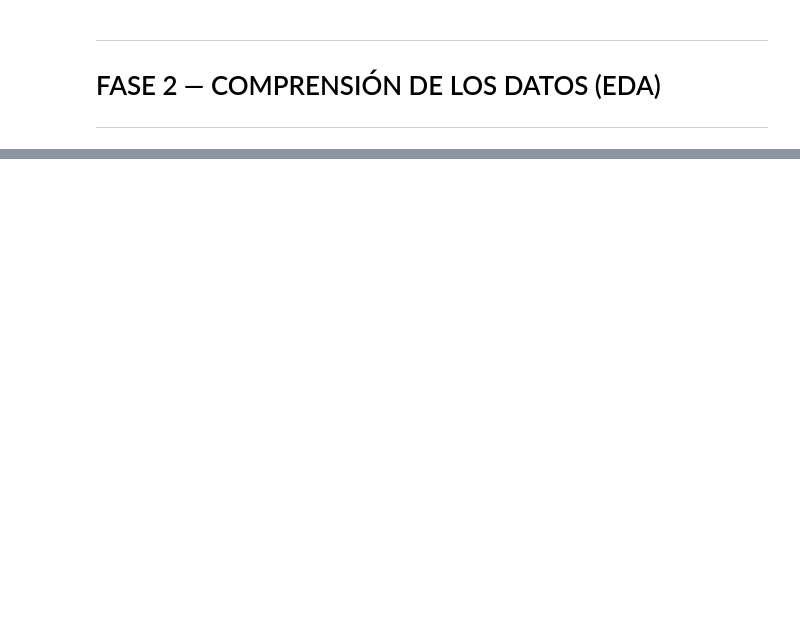
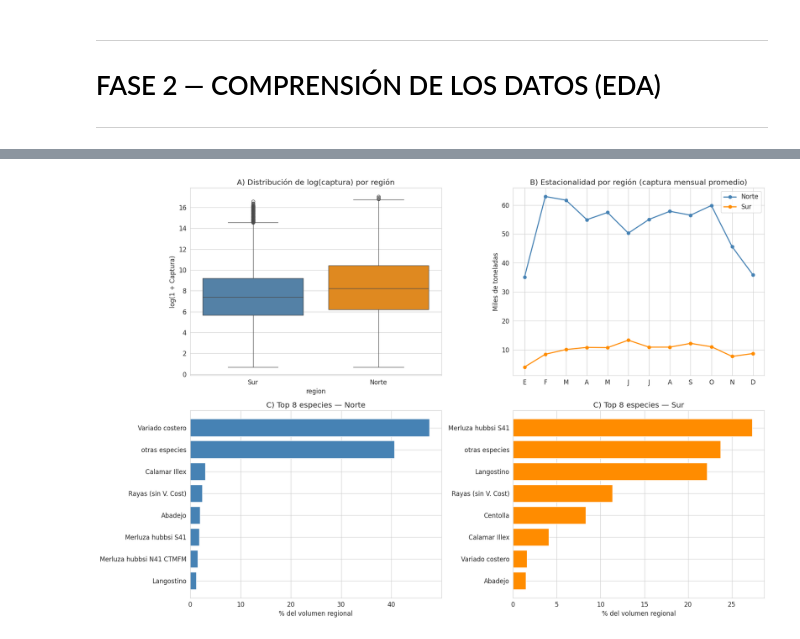
Before and after one commit to brandonOrellana/Trabajo_Integrador_Grupo_6, a Jupyter notebook: Trabajo_Integrador_Grupo_6.ipynb, the cells around one changed output, grey strips where cells are left out. Cells and saved outputs as stored; diff of their text form; code cells hidden in the pictures; blank space fills up the shorter version.

```diff
--- a/Trabajo_Integrador_Grupo_6.ipynb
+++ b/Trabajo_Integrador_Grupo_6.ipynb
@@ -500,0 +376,88 @@ print(f"  Registros sin lag_12 (se eliminarán): {df['lag_12'].isna().sum():,}")
+# %%
+# ============================================================
+# 2.3 — COMPARACIÓN REGIONAL: NORTE vs SUR
+# ============================================================
+# Esta sección es CRÍTICA: justifica la segmentación por región
+
+# Crear variable de región
+def asignar_region(provincia):
+    if provincia == 'Buenos Aires':
+        return 'Norte'
+    elif provincia in ['Río Negro', 'Chubut', 'Santa Cruz', 'Tierra del Fuego']:
+        return 'Sur'
+    else:
+        return 'sin especificar'
+
+df['region'] = df['provincia'].apply(asignar_region)
+
+# Filtrar registros válidos (excluir 'sin especificar')
+df_valido = df[df['region'] != 'sin especificar'].copy()
+print(f"Registros excluidos ('sin especificar'): {len(df) - len(df_valido)}")
+print(f"Registros válidos: {len(df_valido):,}")
+
+# --- A) Distribución de captura por región ---
+fig, axes = plt.subplots(2, 2, figsize=(18, 12))
+
+# A1) Boxplot log captura por región
+df_valido['log_captura'] = np.log1p(df_valido['captura'])
+sns.boxplot(data=df_valido, x='region', y='log_captura', ax=axes[0, 0],
+            palette=['steelblue', 'darkorange'])
+axes[0, 0].set_title('A) Distribución de log(captura) por región')
+axes[0, 0].set_ylabel('log(1 + Captura)')
+
+# A2) Perfil estacional por región
+for region, color in [('Norte', 'steelblue'), ('Sur', 'darkorange')]:
+    mask = df_valido['region'] == region
+    perfil = df_valido[mask].groupby('mes')['captura'].sum()
+    # Normalizar por cantidad de años para comparar
+    n_anios = df_valido[mask]['anio'].nunique()
+    perfil_norm = perfil / n_anios / 1e6
+    axes[0, 1].plot(perfil_norm.index, perfil_norm.values,
+                     marker='o', label=region, color=color, linewidth=2)
+
+axes[0, 1].set_title('B) Estacionalidad por región (captura mensual promedio)')
+axes[0, 1].set_ylabel('Miles de toneladas')
+axes[0, 1].set_xticks(range(1, 13))
+axes[0, 1].set_xticklabels(['E', 'F', 'M', 'A', 'M', 'J', 'J', 'A', 'S', 'O', 'N', 'D'])
+axes[0, 1].legend()
+
+# A3) Top especies por región
+for idx, (region, color) in enumerate([('Norte', 'steelblue'), ('Sur', 'darkorange')]):
+    mask = df_valido['region'] == region
+    top_esp = df_valido[mask].groupby('especie_agrupada')['captura'].sum().nlargest(8)
+    top_esp_pct = top_esp / top_esp.sum() * 100
+    axes[1, idx].barh(top_esp_pct.index[::-1], top_esp_pct.values[::-1], color=color)
+    axes[1, idx].set_title(f'C) Top 8 especies — {region}')
+    axes[1, idx].set_xlabel('% del volumen regional')
+
+plt.tight_layout()
+plt.show()
+
+# --- Estadísticas comparativas ---
+print("\n" + "=" * 60)
+print("COMPARACIÓN ESTADÍSTICA NORTE vs SUR")
+print("=" * 60)
+
+for region in ['Norte', 'Sur']:
+    mask = df_valido['region'] == region
+    cap = df_valido.loc[mask, 'captura']
+    print(f"\n  {region.upper()}:")
+    print(f"    Registros:    {mask.sum():,}")
+    print(f"    Media:        {cap.mean():,.0f} kg")
+    print(f"    Mediana:      {cap.median():,.0f} kg")
+    print(f"    Std:          {cap.std():,.0f} kg")
+    print(f"    Max:          {cap.max():,.0f} kg")
+    print(f"    CV:           {cap.std()/cap.mean():.2f}")
+    print(f"    Flotas:       {df_valido.loc[mask, 'flota'].nunique()}")
+    print(f"    Puertos:      {df_valido.loc[mask, 'puerto'].nunique()}")
+    print(f"    Especies agr: {df_valido.loc[mask, 'especie_agrupada'].nunique()}")
+
+# Test estadístico para confirmar diferencia
+from scipy.stats import mannwhitneyu
+cap_norte = df_valido.loc[df_valido['region'] == 'Norte', 'captura']
+cap_sur = df_valido.loc[df_valido['region'] == 'Sur', 'captura']
+stat, p_value = mannwhitneyu(cap_norte, cap_sur, alternative='two-sided')
+print(f"\n  Mann-Whitney U test: p-value = {p_value:.2e}")
+print(f"  → {'Las distribuciones son significativamente diferentes' if p_value < 0.05 else 'No hay diferencia significativa'}")
+print(f"  → Esto {'JUSTIFICA' if p_value < 0.05 else 'NO justifica'} la segmentación regional")
+# %% [output]
@@ -500,0 +466 @@ print(f"  Registros sin lag_12 (se eliminarán): {df['lag_12'].isna().sum():,}")
+[figure, added]
```
Also changed, not shown: parts of 40 cells of this notebook, 1 other file.
